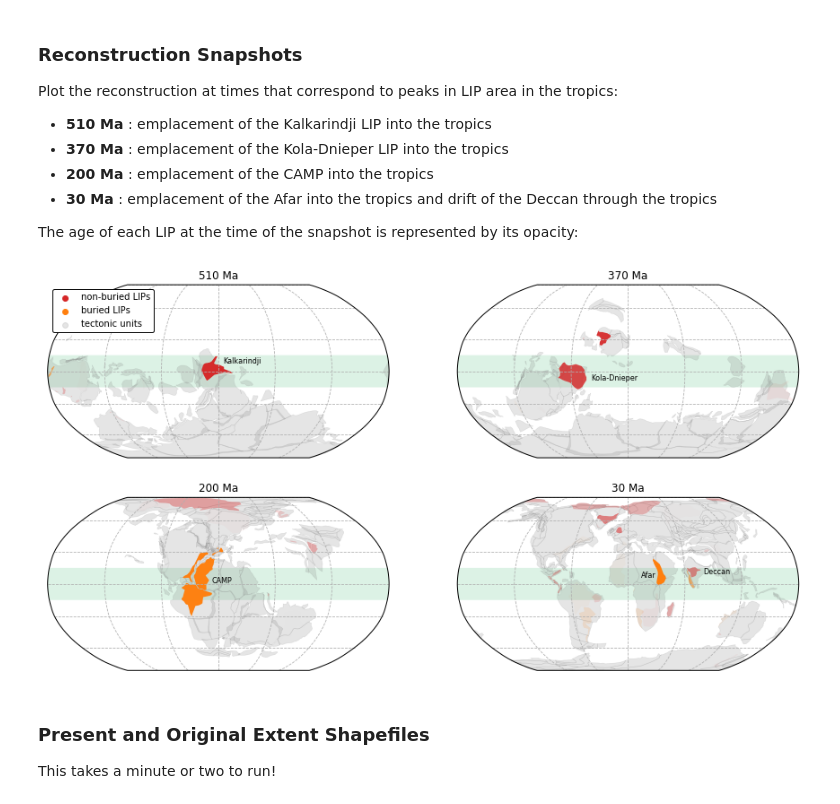
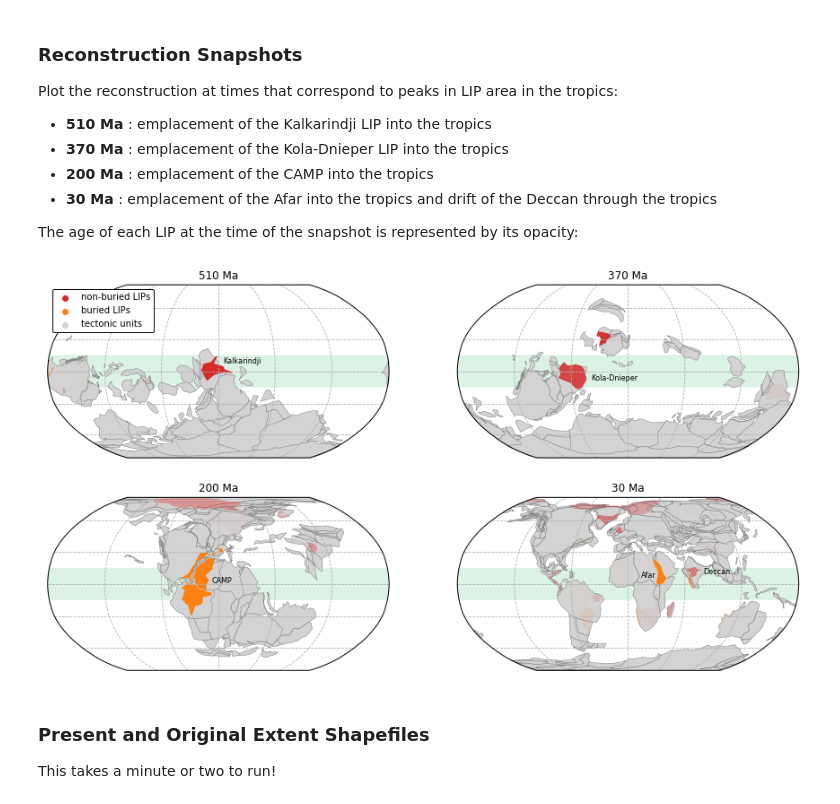
Before and after one commit to Swanson-Hysell-Group/2020_large_igneous_provinces, a Jupyter notebook: Code/LIP_Reconstruction.ipynb, the cells around one changed output. Drawn from its saved outputs; the diff is of its cells as text; code cells hidden in the pictures.

```diff
--- a/Code/LIP_Reconstruction.ipynb
+++ b/Code/LIP_Reconstruction.ipynb
@@ -1119,7 +1119,7 @@ for i in range(len(snapshot_ts)):
     pygplates.reconstruct(LIP_feature_collection, model, reconstructed_LIPs, t, anchor)
 
     # plot the cratons
-    plot_reconstructed_features(ax[i], reconstructed_cratons, color='grey', linewidth=0.5, alpha=0.2)
+    plot_reconstructed_features(ax[i], reconstructed_cratons, color='lightgrey', linewidth=0.5, edgecolor='grey')
 
     # iterate through the LIPs
     for j in range(len(reconstructed_LIPs)):
@@ -1148,38 +1148,37 @@ for i in range(len(snapshot_ts)):
         # all other LIPs
         else:
             facecolor = 'C3'
             decay_ratio = np.exp(-snapshot_lamb*feature_age)
 
         # plot the LIP
         poly = Polygon(zip(lons,lats))
         ax[i].add_geometries([poly], ccrs.Geodetic(), facecolor=facecolor, alpha=decay_ratio)
 
         # add title
         ax[i].set_title(str(snapshot_ts[i]) + ' Ma')
 
-# create the legend
+# create the buried/non-buried legend
 h1 = ax[0].scatter([],[],c='C3',label='non-buried LIPs')
 h2 = ax[0].scatter([],[],c='C1',label='buried LIPs')
-h3 = ax[0].scatter([],[],c='grey',alpha=0.2,label='tectonic units')
-
+h3 = ax[0].scatter([],[],c='lightgrey',label='tectonic units')
 ax[0].legend(edgecolor='k',facecolor='white',loc='upper left',framealpha=1)
 
 # add some labels
 ax[0].text(0.57, 0.56, 'Kalkarindji', fontsize=8,
            horizontalalignment='center',verticalalignment='center',transform=ax[0].transAxes)
 ax[1].text(0.46, 0.46, 'Kola-Dnieper', fontsize=8,
            horizontalalignment='center',verticalalignment='center',transform=ax[1].transAxes)
 ax[2].text(0.51, 0.52, 'CAMP', fontsize=8,
            horizontalalignment='center',verticalalignment='center',transform=ax[2].transAxes)
 ax[3].text(0.56, 0.55, 'Afar', fontsize=8,
            horizontalalignment='center',verticalalignment='center',transform=ax[3].transAxes)
 ax[3].text(0.76, 0.57, 'Deccan', fontsize=8,
            horizontalalignment='center',verticalalignment='center',transform=ax[3].transAxes)
 
-#plt.savefig('../Manuscript/Figures/Reconstruction_Snapshots.pdf', bbox_inches='tight')
+#plt.savefig('../Manuscript/Figures/Reconstruction_Snapshots_raw.pdf', bbox_inches='tight')
 plt.show(fig)
 # %% [output]
-[figure, old version]
+[figure, new version]
 # %% [markdown]
 ### Present and Original Extent Shapefiles
 
```
Also changed, not shown: parts of 2 cells of this notebook, 3 other files.
